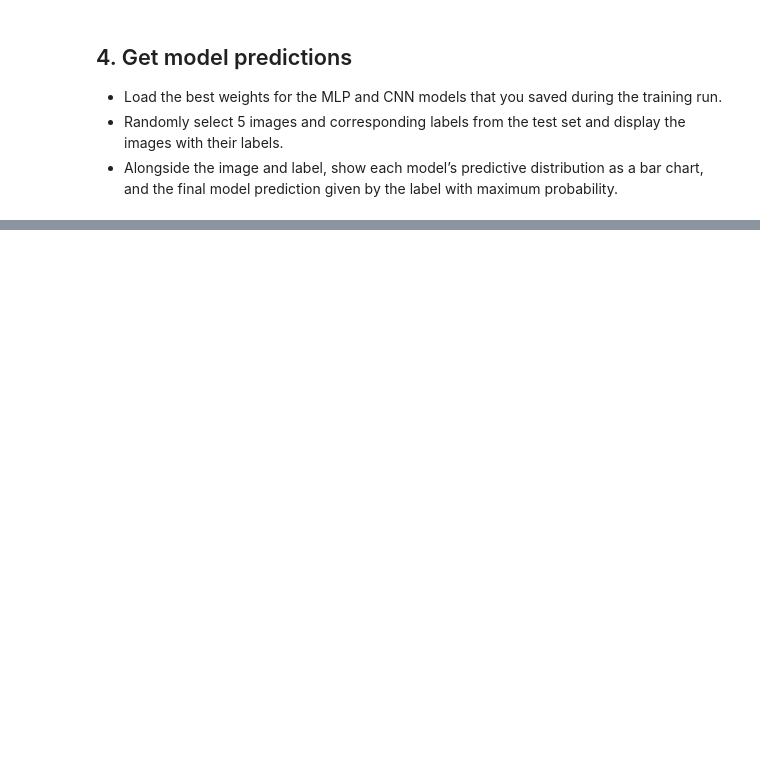
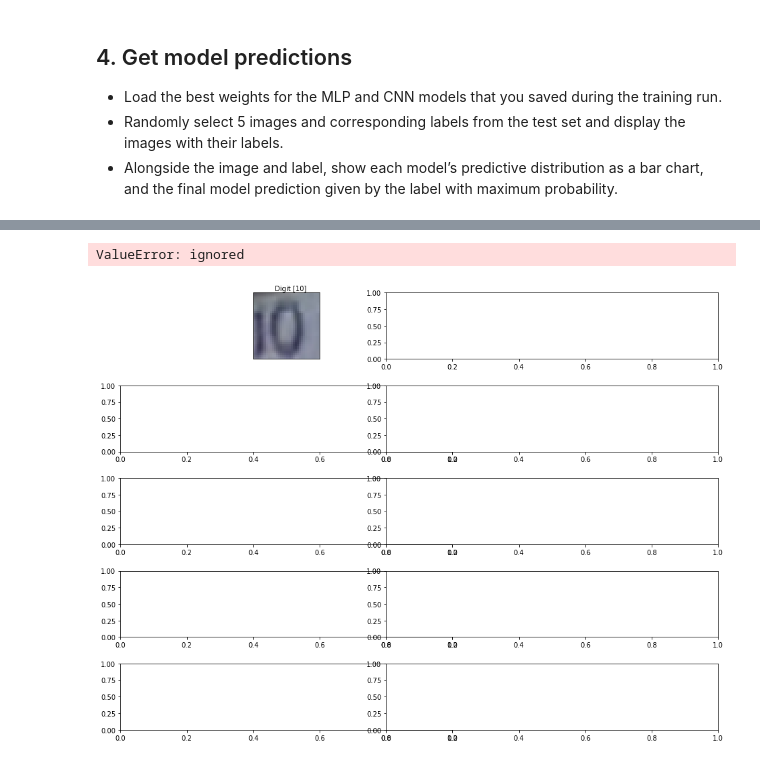
Before and after one commit to Nicocro/TF2_Course, a Jupyter notebook: Capstone_Project.ipynb, the cells around one changed output, grey strips where cells are left out. Cells and saved outputs as stored; diff of their text form; code cells hidden in the pictures; blank space fills up the shorter version.

```diff
--- a/Capstone_Project.ipynb
+++ b/Capstone_Project.ipynb
@@ -347,0 +432,22 @@ accuracy_plot_CNN.set(xlabel="Epochs", ylabel="accuracy")
+# %%
+import random
+
+num_test_images = x_test.shape[0]
+
+random_inx = np.random.choice(num_test_images, 5)
+random_test_images = x_test[random_inx, ...]
+random_test_labels = y_test[random_inx, ...]
+
+predictions = loaded_model.predict(random_test_images)
+
+fig, axes = plt.subplots(5, 2, figsize=(16, 12))
+fig.subplots_adjust(hspace=0.4, wspace=-0.2)
+
+for i, (prediction, image, label) in enumerate(zip(predictions, random_test_images, random_test_labels)):
+    axes[i, 0].imshow(np.squeeze(image))
+    axes[i, 0].get_xaxis().set_visible(False)
+    axes[i, 0].get_yaxis().set_visible(False)
+    axes[i, 0].text(10., -1.5, f'Digit {label}')
+    axes[i, 1].bar(np.arange(1,11), prediction)
+    axes[i, 1].set_xticks(np.arange(1,11))
+    axes[i, 1].set_title("Categorical distribution. Model prediction")
@@ -347,0 +457,26 @@ accuracy_plot_CNN.set(xlabel="Epochs", ylabel="accuracy")
+# %%
+
+num_test_images = x_test.shape[0]
+
+random_inx = np.random.choice(num_test_images, 5)
+random_test_images = x_test[random_inx, ...]
+random_test_labels = y_test[random_inx, ...]
+
+predictions = loaded_model_CNN.predict(random_test_images)
+
+fig, axes = plt.subplots(5, 2, figsize=(16, 12))
+fig.subplots_adjust(hspace=0.4, wspace=-0.2)
+
+for i, (prediction, image, label) in enumerate(zip(predictions, random_test_images, random_test_labels)):
+    axes[i, 0].imshow(np.squeeze(image))
+    axes[i, 0].get_xaxis().set_visible(False)
+    axes[i, 0].get_yaxis().set_visible(False)
+    axes[i, 0].text(10., -1.5, f'Digit {label}')
+    axes[i, 1].bar(np.arange(1,11), prediction)
+    axes[i, 1].set_xticks(np.arange(1,11))
+    axes[i, 1].set_title("Categorical distribution. Model prediction")
+
+plt.show()
+# %% [output]
+ValueError: ignored
+[figure, added]
```
Also changed, not shown: parts of 13 cells of this notebook.
